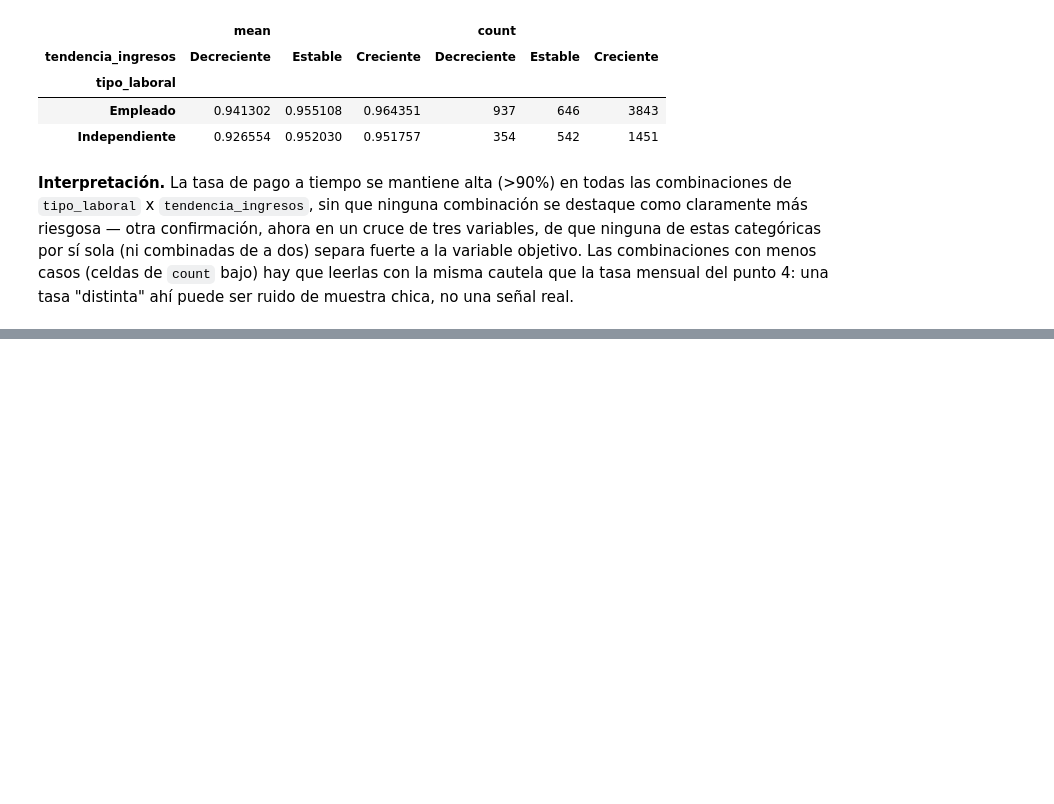
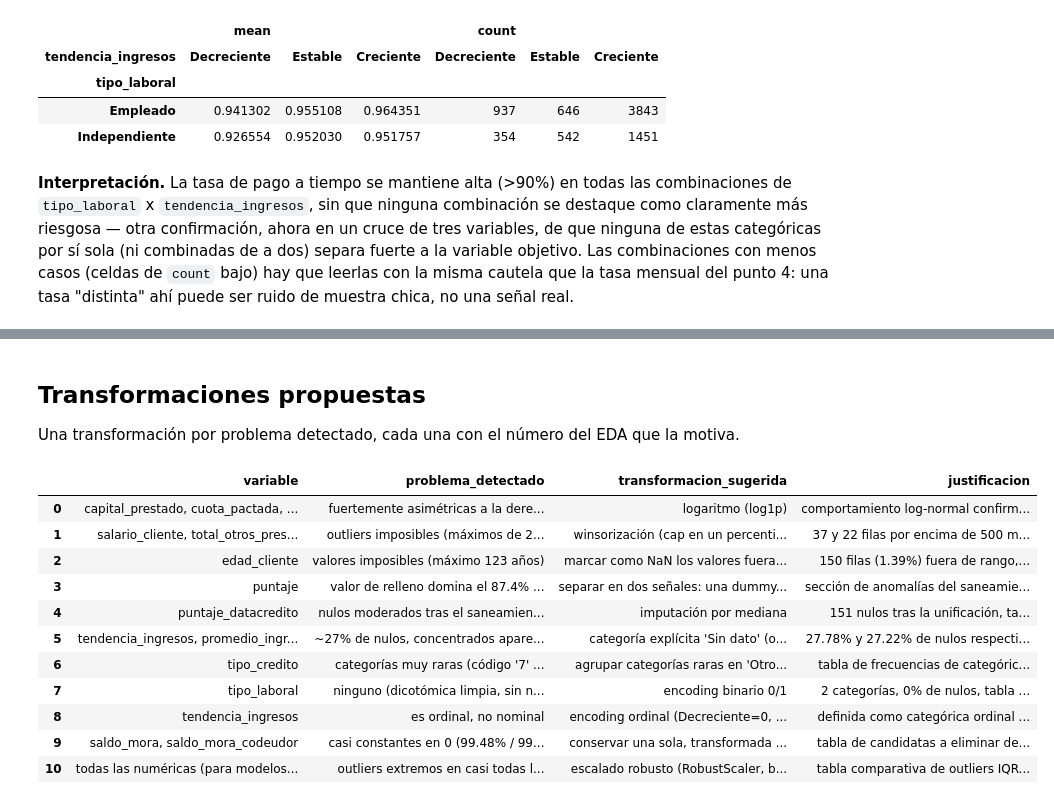
Before and after one commit to Juanmarossi/proyecto-final-riesgo-crediticio, a Jupyter notebook: notebooks/comprension_eda.ipynb, the cells around one changed output, grey strips where cells are left out. Saved outputs shown, nothing was run; the diff lists cells and outputs as text; code cells hidden in the pictures; blank space fills up the shorter version.

```diff
--- a/notebooks/comprension_eda.ipynb
+++ b/notebooks/comprension_eda.ipynb
@@ -1216,0 +1423,66 @@ pivot_tres_variables
+# %% [markdown]
+## Transformaciones propuestas
+
+Una transformación por problema detectado, cada una con el número del EDA que la motiva.
+# %%
+TRANSFORMACIONES = [
+    {"variable": "capital_prestado, cuota_pactada, promedio_ingresos_datacredito, salario_cliente, total_otros_prestamos",
+     "problema_detectado": "fuertemente asimétricas a la derecha (skewness entre 3.7 y 43.8, ver tabla de univariable)",
+     "transformacion_sugerida": "logaritmo (log1p)",
+     "justificacion": "comportamiento log-normal confirmado en la clasificación de distribución del análisis univariable"},
+    {"variable": "salario_cliente, total_otros_prestamos",
+     "problema_detectado": "outliers imposibles (máximos de 22.000 millones y 6.787 millones de COP)",
+     "transformacion_sugerida": "winsorización (cap en un percentil alto, ej. p99.5) antes de escalar",
+     "justificacion": "37 y 22 filas por encima de 500 millones respectivamente, sección de outliers del univariable"},
+    {"variable": "edad_cliente",
+     "problema_detectado": "valores imposibles (máximo 123 años)",
+     "transformacion_sugerida": "marcar como NaN los valores fuera de [18, 100] (regla edad_rango) e imputar por mediana",
+     "justificacion": "150 filas (1.39%) fuera de rango, tabla de reglas de validación"},
+    {"variable": "puntaje",
+     "problema_detectado": "valor de relleno domina el 87.4% de las filas y hay valores negativos imposibles",
+     "transformacion_sugerida": "separar en dos señales: una dummy binaria 'puntaje_es_relleno' + tratar los negativos como NaN",
+     "justificacion": "sección de anomalías del saneamiento de tipos (87.40% en 95.227787, 1.25% negativos)"},
+    {"variable": "puntaje_datacredito",
+     "problema_detectado": "nulos moderados tras el saneamiento (1.40%) en una distribución razonablemente simétrica",
+     "transformacion_sugerida": "imputación por mediana",
+     "justificacion": "151 nulos tras la unificación, tabla de comparación de nulos"},
+    {"variable": "tendencia_ingresos, promedio_ingresos_datacredito",
+     "problema_detectado": "~27% de nulos, concentrados aparentemente en el mismo bloque de créditos",
+     "transformacion_sugerida": "categoría explícita 'Sin dato' (o imputación por modelo) en vez de imputación simple",
+     "justificacion": "27.78% y 27.22% de nulos respectivamente, tabla de comparación de nulos"},
+    {"variable": "tipo_credito",
+     "problema_detectado": "categorías muy raras (código '7' en 0.02%, '68' en 0.01%)",
+     "transformacion_sugerida": "agrupar categorías raras en 'Otros' antes de one-hot encoding",
+     "justificacion": "tabla de frecuencias de categóricas del análisis univariable"},
+    {"variable": "tipo_laboral",
+     "problema_detectado": "ninguno (dicotómica limpia, sin nulos)",
+     "transformacion_sugerida": "encoding binario 0/1",
+     "justificacion": "2 categorías, 0% de nulos, tabla de caracterización de variables"},
+    {"variable": "tendencia_ingresos",
+     "problema_detectado": "es ordinal, no nominal",
+     "transformacion_sugerida": "encoding ordinal (Decreciente=0, Estable=1, Creciente=2), no one-hot",
+     "justificacion": "definida como categórica ordinal en la caracterización de variables, con orden de negocio claro"},
+    {"variable": "saldo_mora, saldo_mora_codeudor",
+     "problema_detectado": "casi constantes en 0 (99.48% / 99.97%) y duplicadas entre sí (99.69% de coincidencia)",
+     "transformacion_sugerida": "conservar una sola, transformada a binaria 'tiene_mora' en vez de la magnitud",
+     "justificacion": "tabla de candidatas a eliminar del saneamiento de tipos"},
+    {"variable": "todas las numéricas (para modelos lineales o basados en distancia, no para árboles)",
+     "problema_detectado": "outliers extremos en casi todas las columnas",
+     "transformacion_sugerida": "escalado robusto (RobustScaler, basado en mediana/IQR en vez de media/desvío)",
+     "justificacion": "tabla comparativa de outliers IQR vs. z-score del análisis univariable"},
+]
+
+pd.DataFrame(TRANSFORMACIONES)
+# %% [output]
+|  | variable | problema_detectado | transformacion_sugerida | justificacion |
+| 0 | capital_prestado, cuota_pactada, ... | fuertemente asimétricas a la dere... | logaritmo (log1p) | comportamiento log-normal confirm... |
+| 1 | salario_cliente, total_otros_pres... | outliers imposibles (máximos de 2... | winsorización (cap en un percenti... | 37 y 22 filas por encima de 500 m... |
+| 2 | edad_cliente | valores imposibles (máximo 123 años) | marcar como NaN los valores fuera... | 150 filas (1.39%) fuera de rango,... |
+| 3 | puntaje | valor de relleno domina el 87.4% ... | separar en dos señales: una dummy... | sección de anomalías del saneamie... |
+| 4 | puntaje_datacredito | nulos moderados tras el saneamien... | imputación por mediana | 151 nulos tras la unificación, ta... |
+| 5 | tendencia_ingresos, promedio_ingr... | ~27% de nulos, concentrados apare... | categoría explícita 'Sin dato' (o... | 27.78% y 27.22% de nulos respecti... |
+| 6 | tipo_credito | categorías muy raras (código '7' ... | agrupar categorías raras en 'Otro... | tabla de frecuencias de categóric... |
+| 7 | tipo_laboral | ninguno (dicotómica limpia, sin n... | encoding binario 0/1 | 2 categorías, 0% de nulos, tabla ... |
+| 8 | tendencia_ingresos | es ordinal, no nominal | encoding ordinal (Decreciente=0, ... | definida como categórica ordinal ... |
+| 9 | saldo_mora, saldo_mora_codeudor | casi constantes en 0 (99.48% / 99... | conservar una sola, transformada ... | tabla de candidatas a eliminar de... |
+| 10 | todas las numéricas (para modelos... | outliers extremos en casi todas l... | escalado robusto (RobustScaler, b... | tabla comparativa de outliers IQR... |
```
Also changed, not shown: parts of 14 cells of this notebook.
